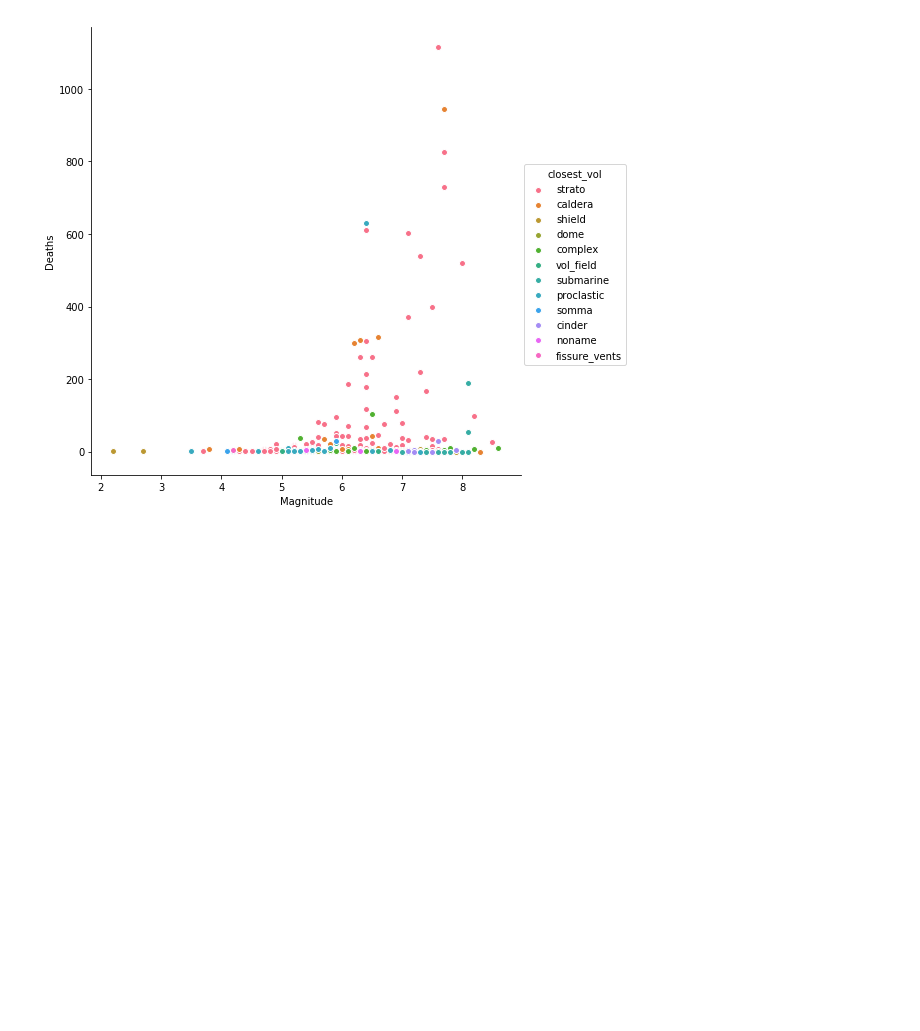
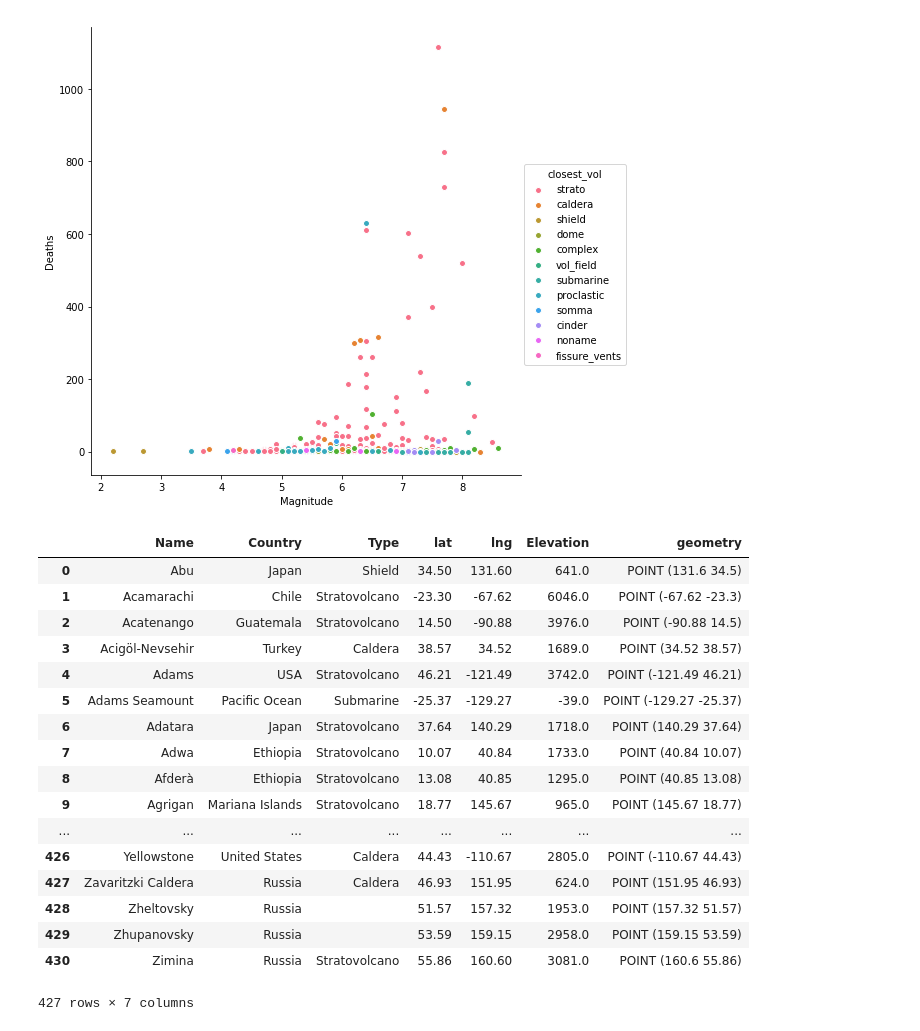
Before and after one commit to smitamisra/StrikingRobo_Earthquakes, a Jupyter notebook: MR_DQ3_2.ipynb, the cells around one changed output. Drawn from its saved outputs; the diff is of its cells as text; code cells hidden in the pictures; blank space fills up the shorter version.

```diff
--- a/MR_DQ3_2.ipynb
+++ b/MR_DQ3_2.ipynb
@@ -1034,3 +1040,24 @@ g5 = sns.FacetGrid(quake_vol_dist,  hue="closest_vol", size = 7)
 g5 = g5.map(plt.scatter, "Magnitude", "Deaths", edgecolor="w").add_legend()
 # %% [output]
 [figure]
+# %%
+volcanoes_gdf
+# %% [output]
+|  | Name | Country | Type | lat | lng | Elevation | geometry |
+| 0 | Abu | Japan | Shield | 34.50 | 131.60 | 641.0 | POINT (131.6 34.5) |
+| 1 | Acamarachi | Chile | Stratovolcano | -23.30 | -67.62 | 6046.0 | POINT (-67.62 -23.3) |
+| 2 | Acatenango | Guatemala | Stratovolcano | 14.50 | -90.88 | 3976.0 | POINT (-90.88 14.5) |
+| 3 | Acigöl-Nevsehir | Turkey | Caldera | 38.57 | 34.52 | 1689.0 | POINT (34.52 38.57) |
+| 4 | Adams | USA | Stratovolcano | 46.21 | -121.49 | 3742.0 | POINT (-121.49 46.21) |
+| 5 | Adams Seamount | Pacific Ocean | Submarine | -25.37 | -129.27 | -39.0 | POINT (-129.27 -25.37) |
+| 6 | Adatara | Japan | Stratovolcano | 37.64 | 140.29 | 1718.0 | POINT (140.29 37.64) |
+| 7 | Adwa | Ethiopia | Stratovolcano | 10.07 | 40.84 | 1733.0 | POINT (40.84 10.07) |
+| 8 | Afderà | Ethiopia | Stratovolcano | 13.08 | 40.85 | 1295.0 | POINT (40.85 13.08) |
+| 9 | Agrigan | Mariana Islands | Stratovolcano | 18.77 | 145.67 | 965.0 | POINT (145.67 18.77) |
+| ... | ... | ... | ... | ... | ... | ... | ... |
+| 426 | Yellowstone | United States | Caldera | 44.43 | -110.67 | 2805.0 | POINT (-110.67 44.43) |
+| 427 | Zavaritzki Caldera | Russia | Caldera | 46.93 | 151.95 | 624.0 | POINT (151.95 46.93) |
+| 428 | Zheltovsky | Russia |  | 51.57 | 157.32 | 1953.0 | POINT (157.32 51.57) |
+| 429 | Zhupanovsky | Russia |  | 53.59 | 159.15 | 2958.0 | POINT (159.15 53.59) |
+| 430 | Zimina | Russia | Stratovolcano | 55.86 | 160.60 | 3081.0 | POINT (160.6 55.86) |
+427 rows × 7 columns
```
Also changed, not shown: parts of 12 cells of this notebook, 1 other file.
